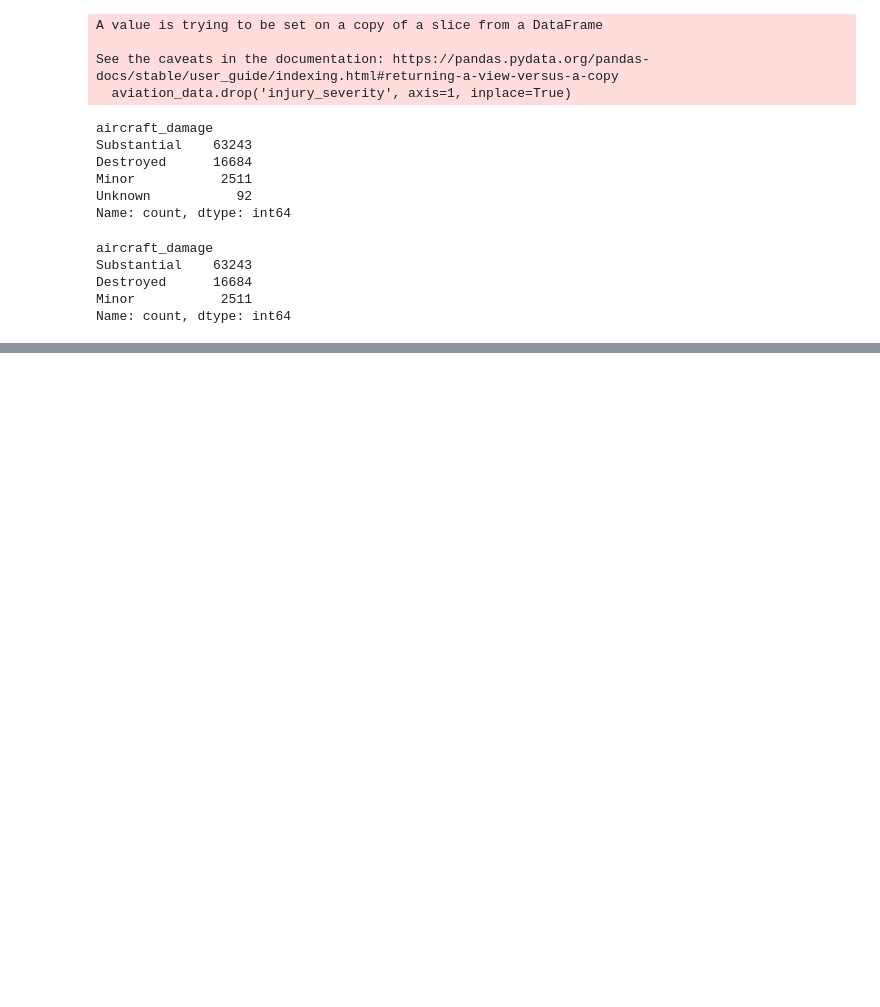
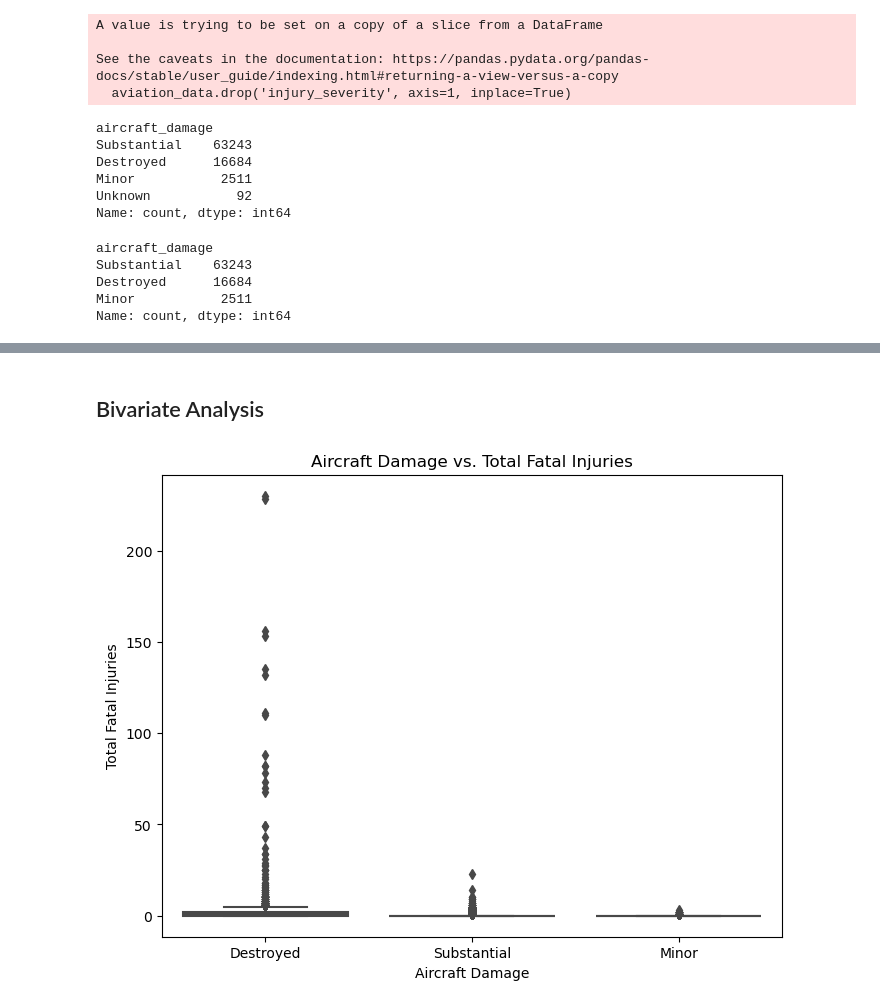
Before and after one commit to Rodgerdev/aircraft-analysis, a Jupyter notebook: aviation_analysis.ipynb, the cells around one changed output, grey strips where cells are left out. Cells and saved outputs as stored; diff of their text form; code cells hidden in the pictures; blank space fills up the shorter version.

```diff
--- a/aviation_analysis.ipynb
+++ b/aviation_analysis.ipynb
@@ -996,0 +968,11 @@ memory usage: 13.1+ MB
+# %% [markdown]
+## Bivariate Analysis
+# %%
+plt.figure(figsize=(8, 6))
+sns.boxplot(data=df_usa, x='aircraft_damage', y='total_fatal_injuries', palette='Set1')
+plt.title('Aircraft Damage vs. Total Fatal Injuries')
+plt.xlabel('Aircraft Damage')
+plt.ylabel('Total Fatal Injuries')
+plt.show()
+# %% [output]
+[figure, added]
```
Also changed, not shown: parts of 26 cells of this notebook.
